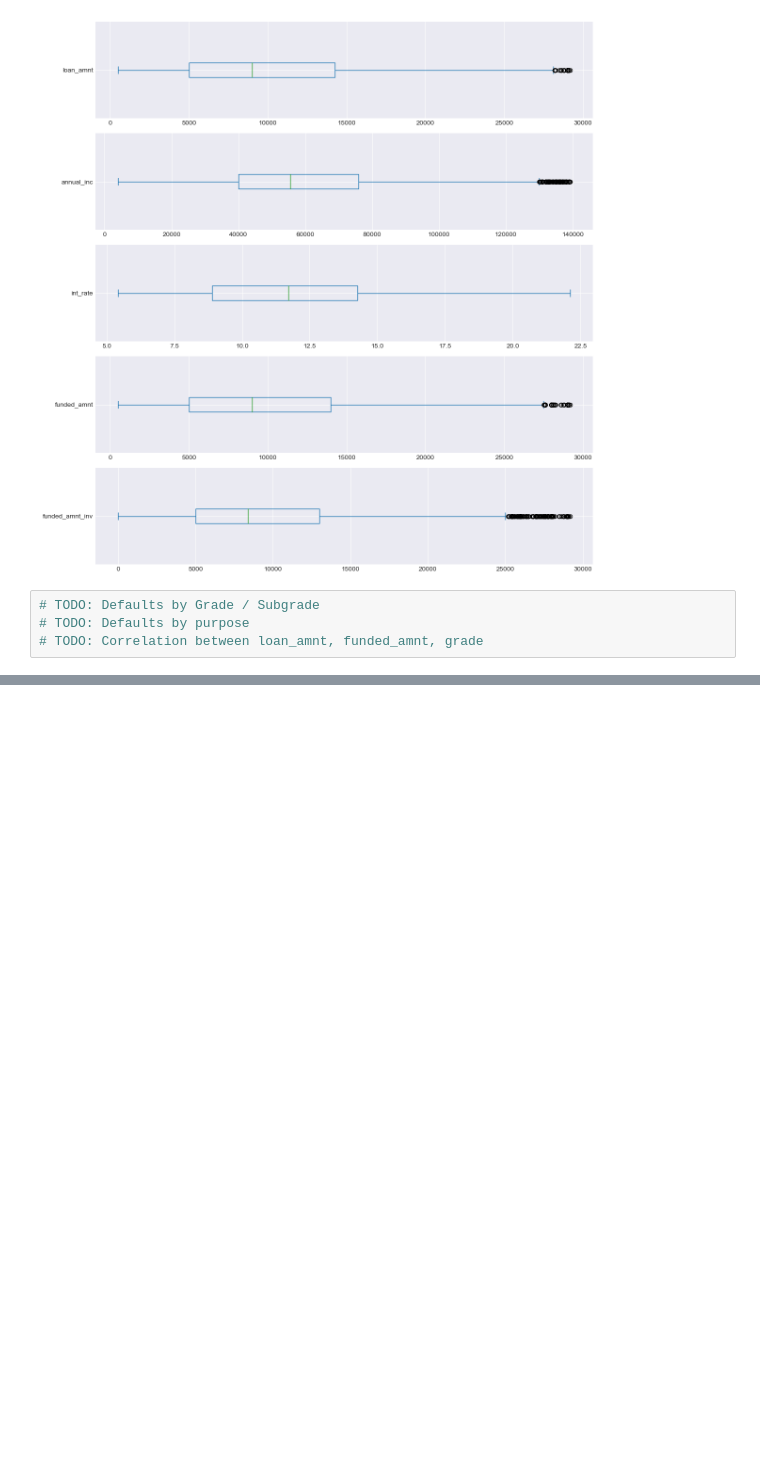
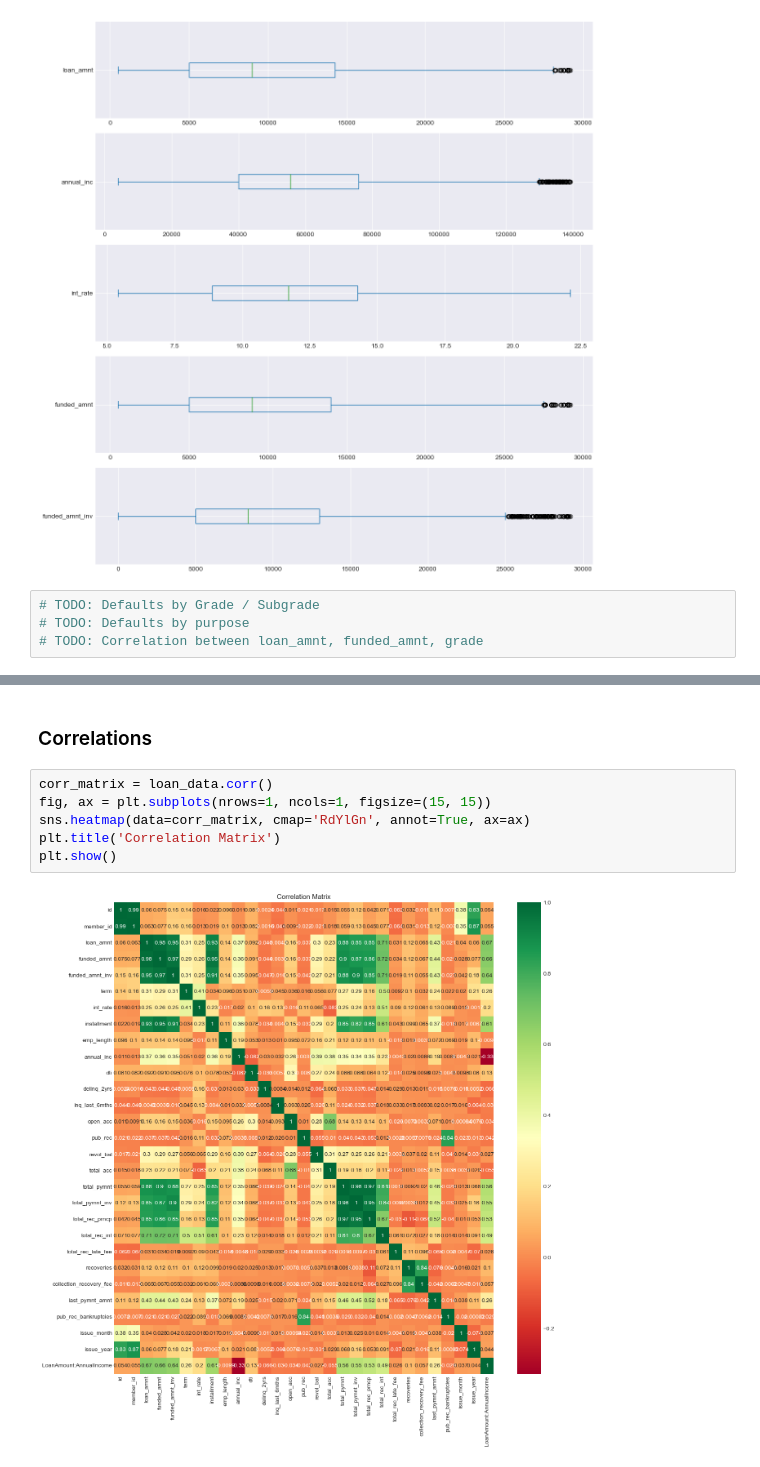
Before and after one commit to cyberpirate92/lending-club-case-study, a Jupyter notebook: Lending Club Case Study.ipynb, the cells around one changed output, grey strips where cells are left out. Drawn from its saved outputs; the diff is of its cells as text; blank space fills up the shorter version.

Commit message:
chore: add correlation matrix

```diff
--- a/Lending Club Case Study.ipynb
+++ b/Lending Club Case Study.ipynb
@@ -1040,0 +1016,10 @@ loan_data.corr()
+# %% [markdown]
+### Correlations
+# %%
+corr_matrix = loan_data.corr()
+fig, ax = plt.subplots(nrows=1, ncols=1, figsize=(15, 15))
+sns.heatmap(data=corr_matrix, cmap='RdYlGn', annot=True, ax=ax)
+plt.title('Correlation Matrix')
+plt.show()
+# %% [output]
+[figure, added]
```
Also changed, not shown: parts of 123 cells of this notebook.
